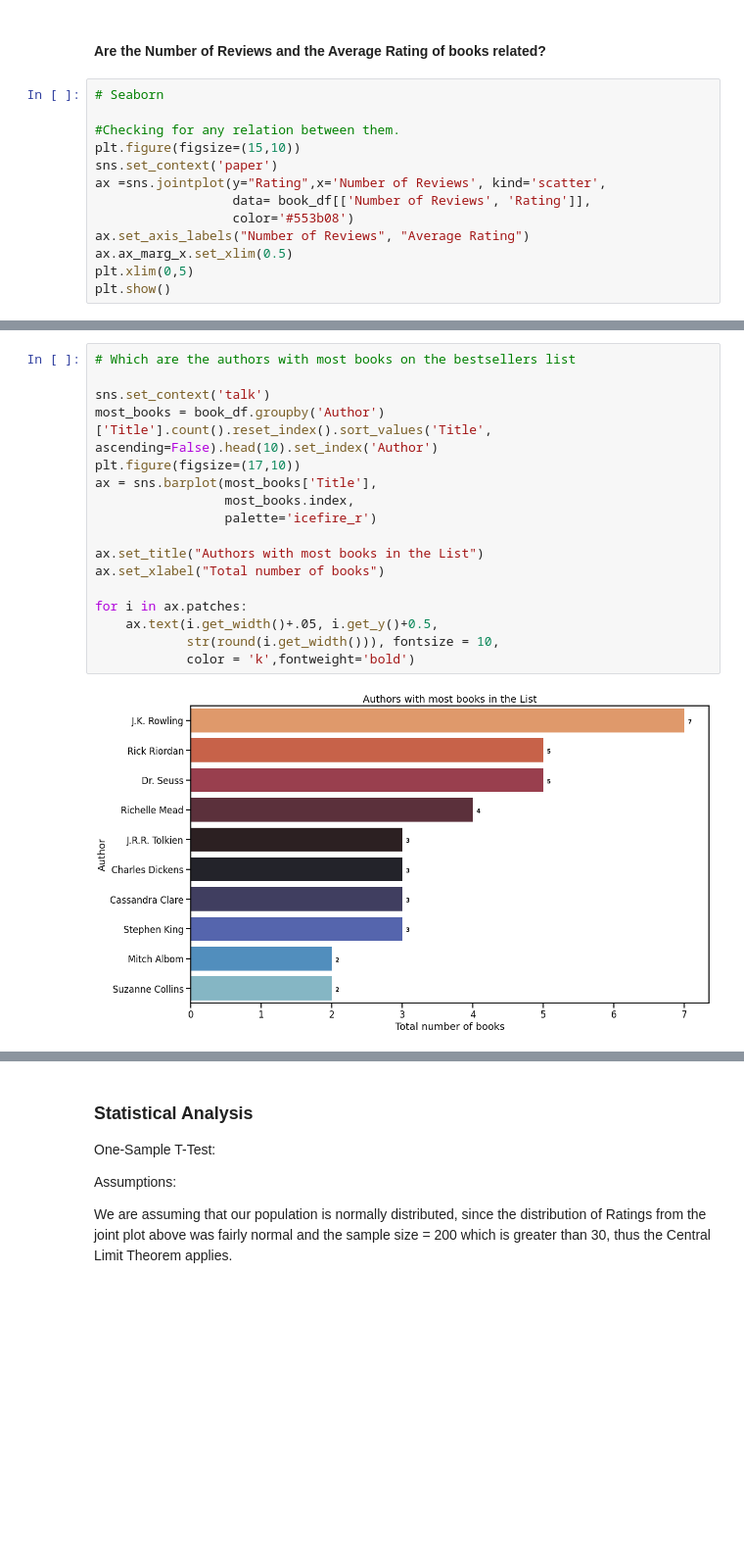
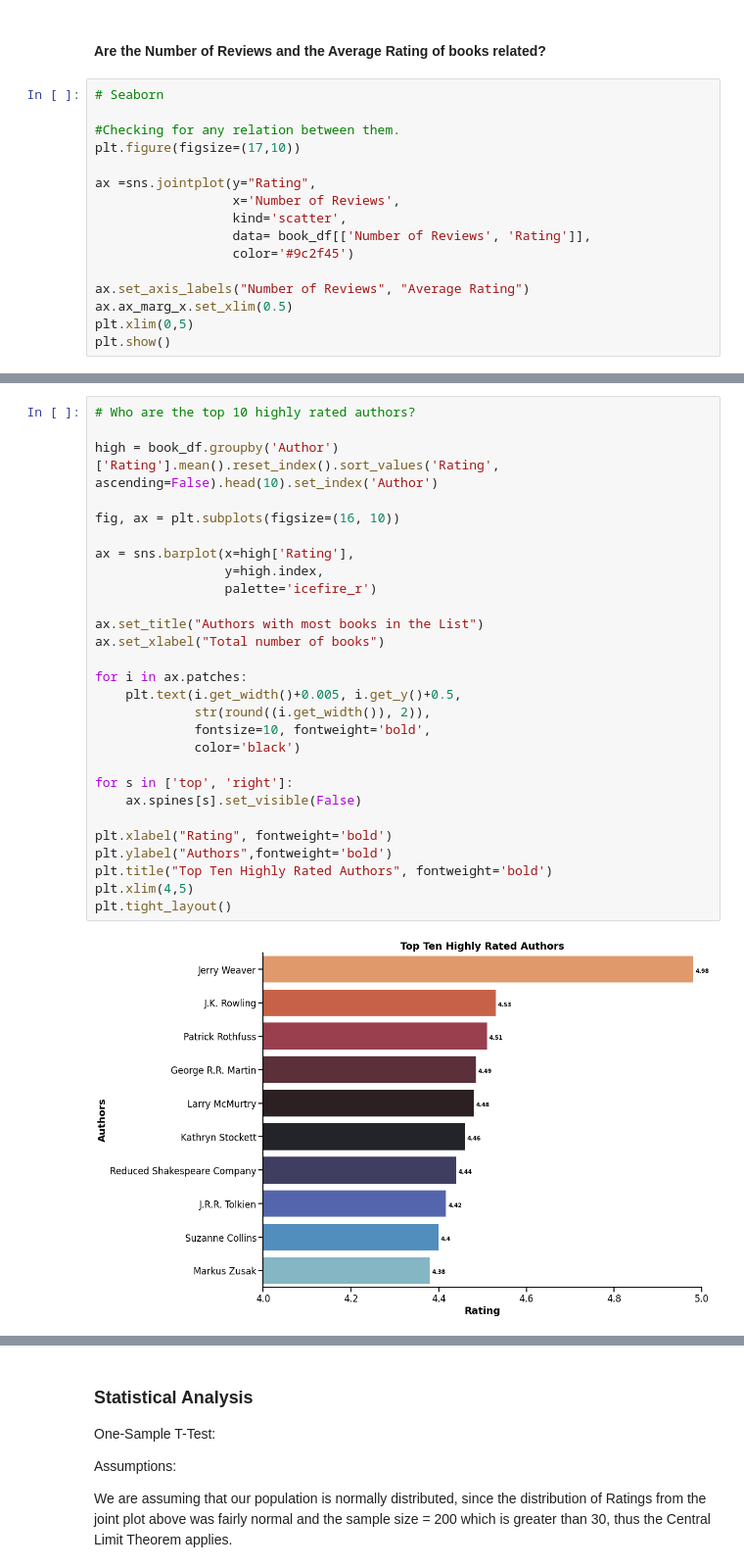
Before and after one commit to padmapraba/Goodreads-Webscraping-DataViz, a Jupyter notebook: Goodreads_Webscrape_Project.ipynb, the cells around one changed output, grey strips where cells are left out. Shown at 98% size. Cells and saved outputs as stored; diff of their text form; blank space fills up the shorter version.

```diff
--- a/Goodreads_Webscrape_Project.ipynb
+++ b/Goodreads_Webscrape_Project.ipynb
@@ -178,11 +173,14 @@ The bar chart above displays the top 10 books with the highest average user rati
 # Seaborn
 
 #Checking for any relation between them.
-plt.figure(figsize=(15,10))
-sns.set_context('paper')
-ax =sns.jointplot(y="Rating",x='Number of Reviews', kind='scatter',
+plt.figure(figsize=(17,10))
+
+ax =sns.jointplot(y="Rating",
+                  x='Number of Reviews',
+                  kind='scatter',
                   data= book_df[['Number of Reviews', 'Rating']],
-                  color='#553b08')
+                  color='#9c2f45')
+
 ax.set_axis_labels("Number of Reviews", "Average Rating")
 ax.ax_marg_x.set_xlim(0.5)
 plt.xlim(0,5)
@@ -195,19 +230,30 @@ Above we have a jointplot, this plot depicts how the avergage rating of a book v
 # %%
-# Which are the authors with most books on the bestsellers list
+# Who are the top 10 highly rated authors?
 
-sns.set_context('talk')
-most_books = book_df.groupby('Author')['Title'].count().reset_index().sort_values('Title', ascending=False).head(10).set_index('Author')
-plt.figure(figsize=(17,10))
-ax = sns.barplot(most_books['Title'],
-                 most_books.index,
+high = book_df.groupby('Author')['Rating'].mean().reset_index().sort_values('Rating', ascending=False).head(10).set_index('Author')
+
+fig, ax = plt.subplots(figsize=(16, 10))
+
+ax = sns.barplot(x=high['Rating'],
+                 y=high.index,
                  palette='icefire_r')
 
 ax.set_title("Authors with most books in the List")
 ax.set_xlabel("Total number of books")
 
 for i in ax.patches:
-    ax.text(i.get_width()+.05, i.get_y()+0.5,
-            str(round(i.get_width())), fontsize = 10,
-            color = 'k',fontweight='bold')
+    plt.text(i.get_width()+0.005, i.get_y()+0.5,
+             str(round((i.get_width()), 2)),
+             fontsize=10, fontweight='bold',
+             color='black')
+
+for s in ['top', 'right']:
+    ax.spines[s].set_visible(False)
+
+plt.xlabel("Rating", fontweight='bold')
+plt.ylabel("Authors",fontweight='bold')
+plt.title("Top Ten Highly Rated Authors", fontweight='bold')
+plt.xlim(4,5)
+plt.tight_layout()
 # %% [output]
-[figure, old version]
+[figure, new version]
```
Also changed, not shown: parts of 17 cells of this notebook.
